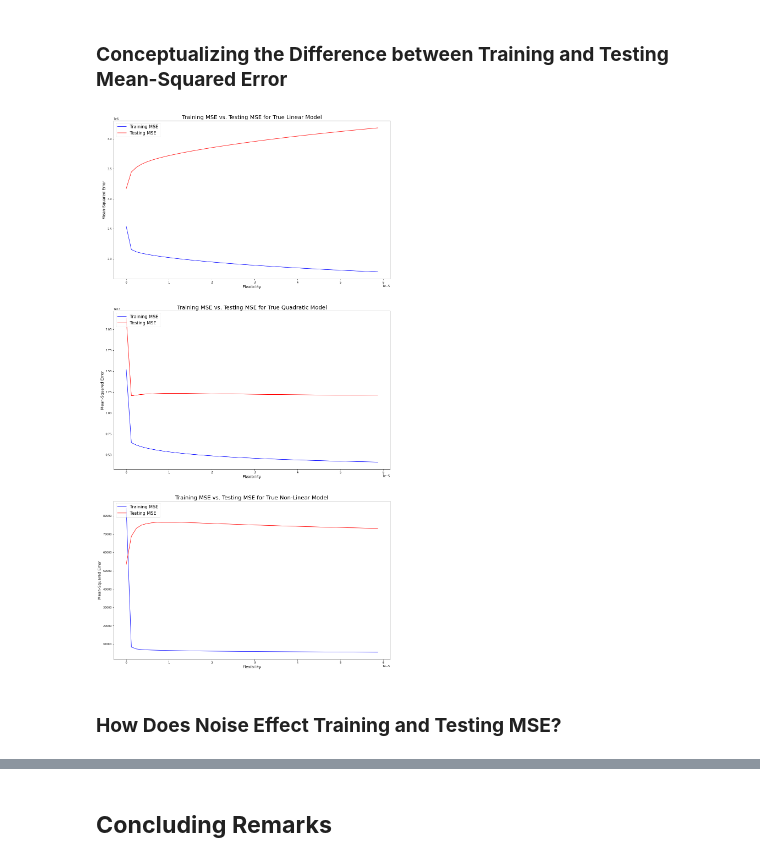
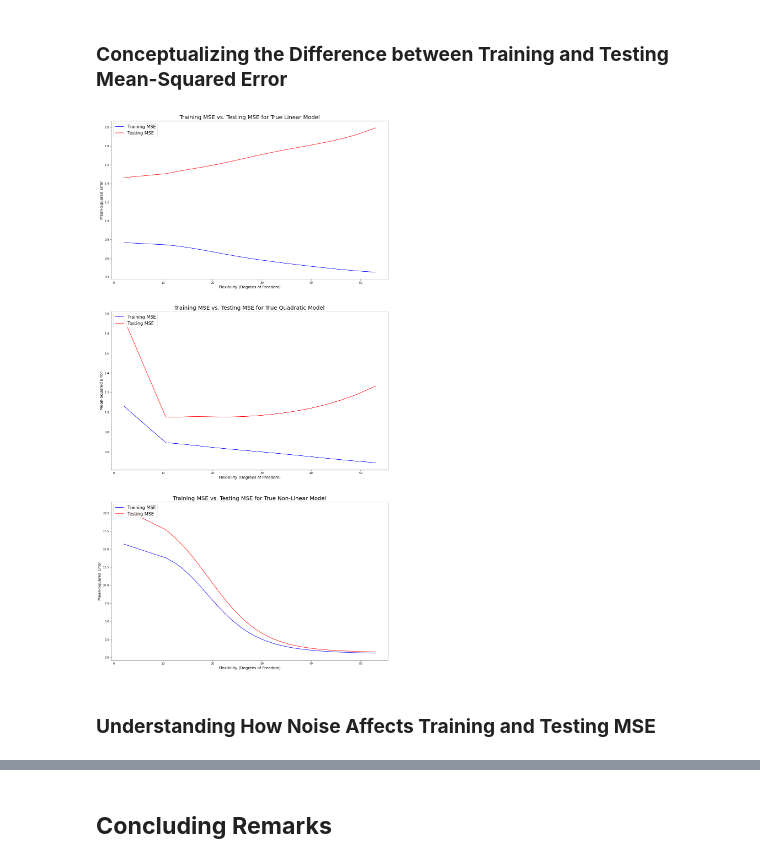
Before and after one commit to ririye01/Exploring-Errors-in-Regression, a Jupyter notebook: Errors in Regression.ipynb, the cells around one changed output, grey strips where cells are left out. Saved outputs shown, nothing was run; the diff lists cells and outputs as text; code cells hidden in the pictures.

```diff
--- a/Errors in Regression.ipynb
+++ b/Errors in Regression.ipynb
@@ -169,25 +169,25 @@ def effect_df(X,p):
 print("Linear Model:")
 smoothness1 = 0
 print(f"\tFor DF={effect_df(X_train_lin, smoothness1):.10f}, smooth={smoothness1}")
-smoothness2 = 0.0000000404395
+smoothness2 = 0.01055
 print(f"\tFor DF={effect_df(X_train_lin, smoothness2):.10f}, smooth={smoothness2}")
-smoothness3 = 0.000058721
+smoothness3 = 0.9454
 print(f"\tFor DF={effect_df(X_train_lin, smoothness3):.10f}, smooth={smoothness3}")
 
 print("Quadratic Model:")
 smoothness4 = 0
 print(f"\tFor DF={effect_df(X_train_quad, smoothness4):.10f}, smooth={smoothness4}")
-smoothness5 = 0.0000000404395
+smoothness5 = 0.01055
 print(f"\tFor DF={effect_df(X_train_quad, smoothness5):.10f}, smooth={smoothness5}")
-smoothness6 = 0.000058721
+smoothness6 = 0.9454
 print(f"\tFor DF={effect_df(X_train_quad, smoothness6):.10f}, smooth={smoothness6}")
 
 print("Non-Linear Model:")
 smoothness7 = 0
 print(f"\tFor DF={effect_df(X_train_nonlin, smoothness7):.10f}, smooth={smoothness7}")
-smoothness8 = 0.0000000404395
+smoothness8 = 0.01055
 print(f"\tFor DF={effect_df(X_train_nonlin, smoothness8):.10f}, smooth={smoothness8}")
-smoothness9 = 0.000058721
+smoothness9 = 0.9454
 print(f"\tFor DF={effect_df(X_train_nonlin, smoothness9):.10f}, smooth={smoothness9}")
 # %% [output]
 Linear Model:
@@ -419,4 +419,9 @@ for i in range(len(smooth_vals)):
 
     MSE_testing_vals_nonlin[i], bias_testing_vals_nonlin[i], var_testing_vals_nonlin[i] \
         = calculate_MSE_Bias_Variance(X_train_nonlin, X_test_nonlin, y_train_nonlin, y_test_nonlin, theSmoothness=smooth_vals[i])
+# %%
+# Degrees of freedom variable
+dof = []
+for i in range(50):
+    dof.append( effect_df(x_plot, smooth_vals[i]) )
 # %%
@@ -474,30 +491,30 @@ plt.show()
 # %%
 fig, ax = plt.subplots(3, figsize=(18,36))
 
-ax[0].plot(smooth_vals, MSE_training_vals_lin, color="blue", label="Training MSE")
-ax[0].plot(smooth_vals, MSE_testing_vals_lin, color="red", label="Testing MSE")
+ax[0].plot(dof, MSE_training_vals_lin, color="blue", label="Training MSE")
+ax[0].plot(dof, MSE_testing_vals_lin, color="red", label="Testing MSE")
 ax[0].set_title("Training MSE vs. Testing MSE for True Linear Model", fontsize=20)
-ax[0].set_xlabel("Flexibility", fontsize=14)
+ax[0].set_xlabel("Flexibility (Degrees of Freedom)", fontsize=14)
 ax[0].set_ylabel("Mean-Squared Error", fontsize=14)
 ax[0].legend(fontsize=16, loc="upper left")
 
-ax[1].plot(smooth_vals, MSE_training_vals_quad, color="blue", label="Training MSE")
-ax[1].plot(smooth_vals, MSE_testing_vals_quad, color="red", label="Testing MSE")
+ax[1].plot(dof, MSE_training_vals_quad, color="blue", label="Training MSE")
+ax[1].plot(dof, MSE_testing_vals_quad, color="red", label="Testing MSE")
 ax[1].set_title("Training MSE vs. Testing MSE for True Quadratic Model", fontsize=20)
-ax[1].set_xlabel("Flexibility", fontsize=14)
+ax[1].set_xlabel("Flexibility (Degrees of Freedom)", fontsize=14)
 ax[1].set_ylabel("Mean-Squared Error", fontsize=14)
 ax[1].legend(fontsize=16, loc="upper left")
 
-ax[2].plot(smooth_vals, MSE_training_vals_nonlin, color="blue", label="Training MSE")
-ax[2].plot(smooth_vals, MSE_testing_vals_nonlin, color="red", label="Testing MSE")
+ax[2].plot(dof, MSE_training_vals_nonlin, color="blue", label="Training MSE")
+ax[2].plot(dof, MSE_testing_vals_nonlin, color="red", label="Testing MSE")
 ax[2].set_title("Training MSE vs. Testing MSE for True Non-Linear Model", fontsize=20)
-ax[2].set_xlabel("Flexibility", fontsize=14)
+ax[2].set_xlabel("Flexibility (Degrees of Freedom)", fontsize=14)
 ax[2].set_ylabel("Mean-Squared Error", fontsize=14)
 ax[2].legend(fontsize=16, loc="upper left")
 
 plt.savefig("plots/Training_v_Testing_MSE.png")
 plt.show()
 # %% [output]
-[figure, old version]
+[figure, new version]
 # %% [markdown]
-### **How Does Noise Effect Training and Testing MSE?**
+### **Understanding How Noise Affects Training and Testing MSE**
```
Also changed, not shown: parts of 9 cells of this notebook, 5 other files.
